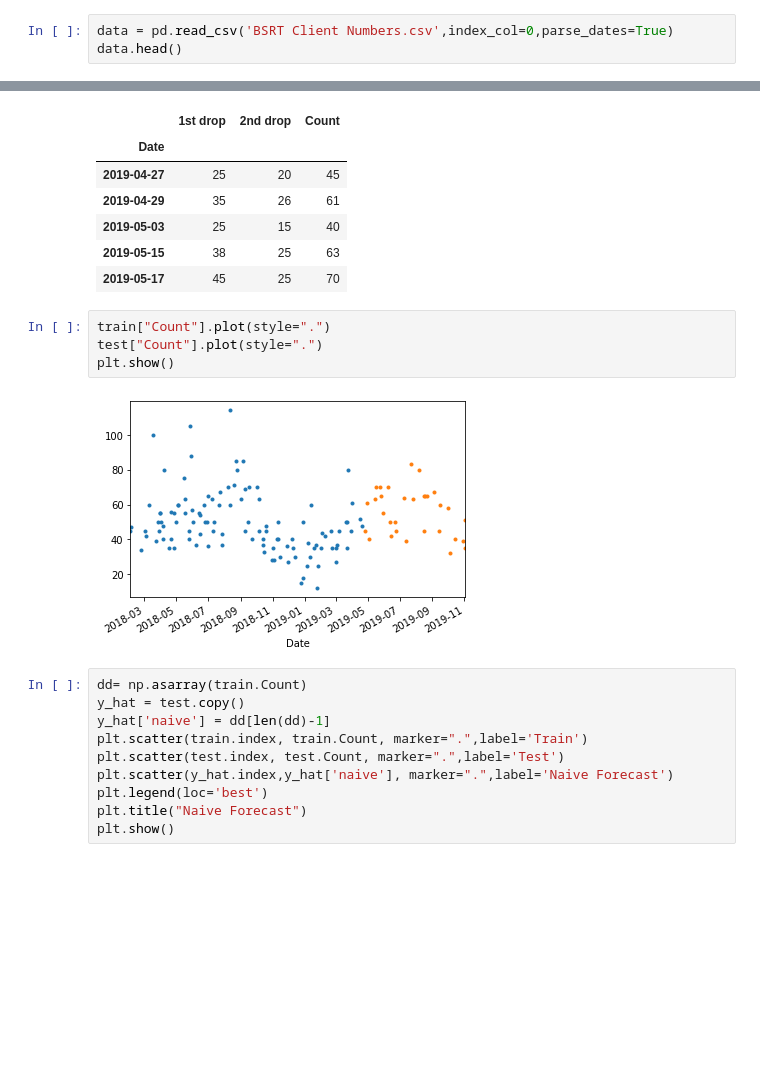
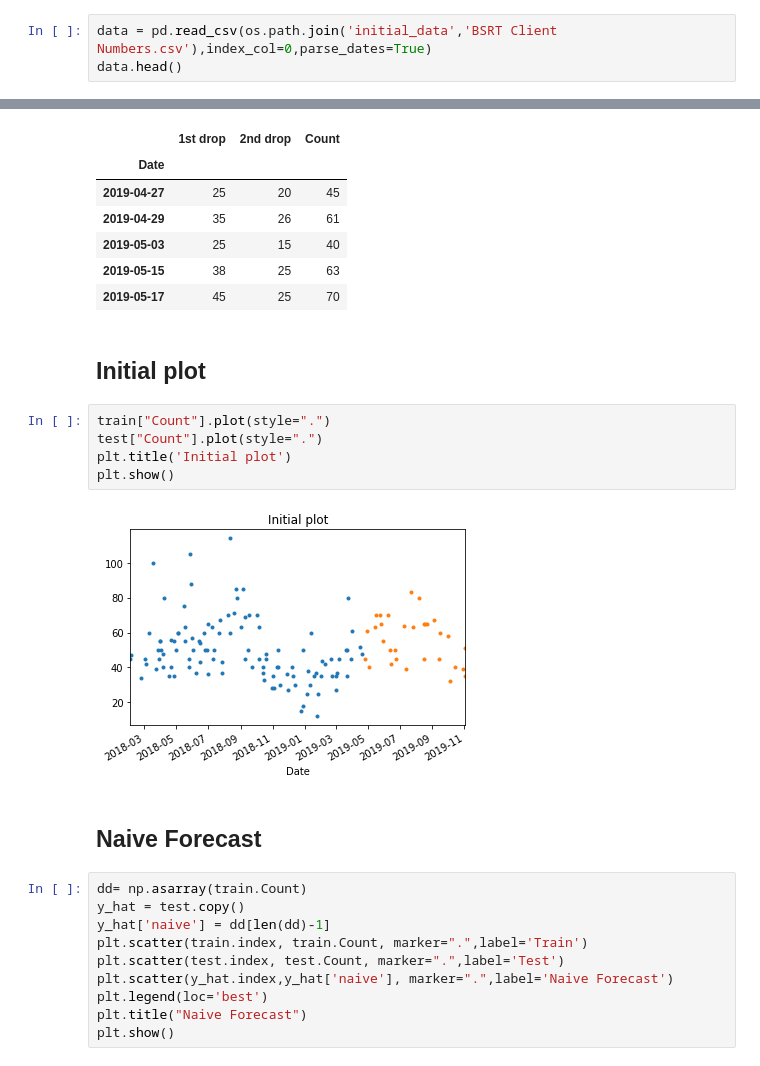
Before and after one commit to kamransoomro84/souper-duper, a Jupyter notebook: notebooks/Time series model analysis.ipynb, the cells around one changed output, grey strips where cells are left out. Drawn from its saved outputs; the diff is of its cells as text; blank space fills up the shorter version.

```diff
--- a/notebooks/Time series model analysis.ipynb
+++ b/notebooks/Time series model analysis.ipynb
@@ -9,5 +15,5 @@ from math import sqrt
 # %%
-data = pd.read_csv('BSRT Client Numbers.csv',index_col=0,parse_dates=True)
+data = pd.read_csv(os.path.join('initial_data','BSRT Client Numbers.csv'),index_col=0,parse_dates=True)
 data.head()
 # %% [output]
 |  | 1st drop | 2nd drop |
@@ -54,12 +57,17 @@ test.head()
 | 2019-05-03 | 25 | 15 | 40 |
 | 2019-05-15 | 38 | 25 | 63 |
 | 2019-05-17 | 45 | 25 | 70 |
+# %% [markdown]
+## Initial plot
 # %%
 train["Count"].plot(style=".")
 test["Count"].plot(style=".")
+plt.title('Initial plot')
 plt.show()
 # %% [output]
-[figure, old version]
+[figure, new version]
+# %% [markdown]
+## Naive Forecast
 # %%
 dd= np.asarray(train.Count)
 y_hat = test.copy()
```
Also changed, not shown: parts of 22 cells of this notebook, 1 other file.
